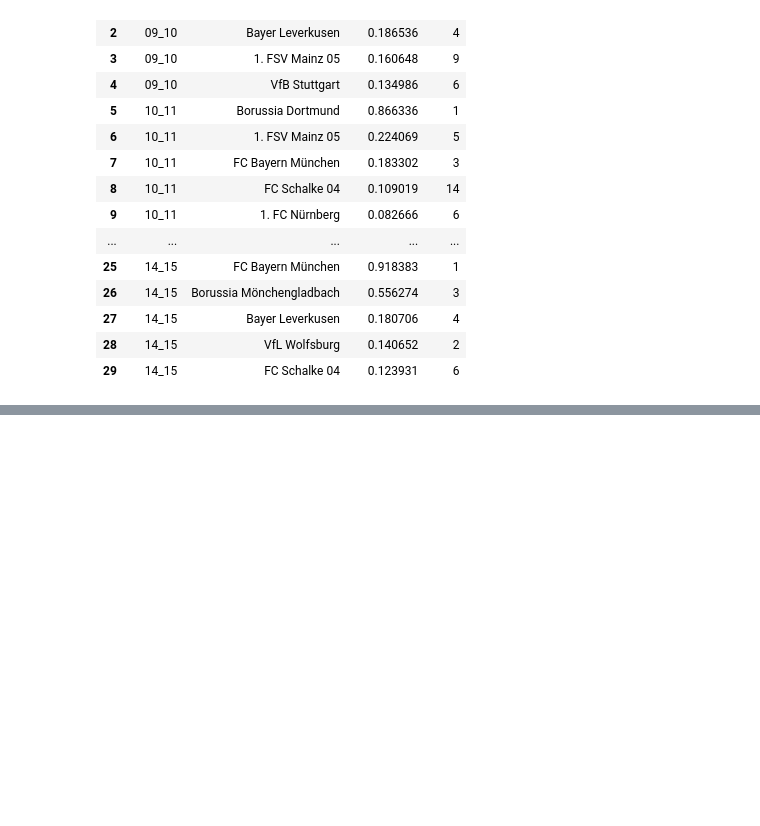
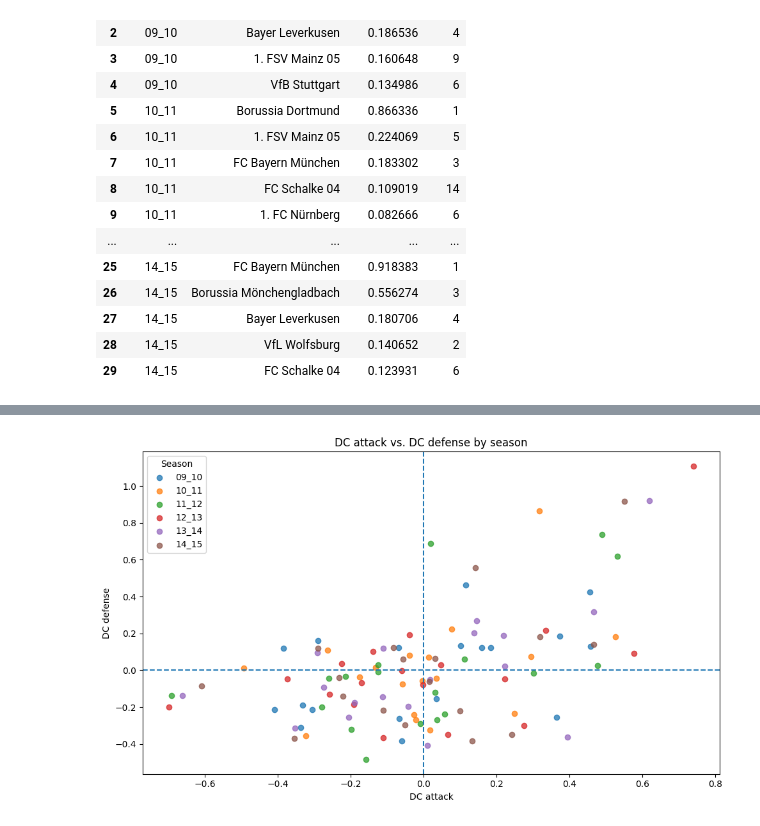
Before and after one commit to Picoalex/template_dsc, a Jupyter notebook: notebooks/02_strength_index.ipynb, the cells around one changed output, grey strips where cells are left out. Drawn from its saved outputs; the diff is of its cells as text; code cells hidden in the pictures; blank space fills up the shorter version.

```diff
--- a/notebooks/02_strength_index.ipynb
+++ b/notebooks/02_strength_index.ipynb
@@ -1430,0 +1604,44 @@ top_5_dc_defense_per_season.to_csv(os.path.join(dest_backslash,'top_5_dc_defense
+# %%
+# DC attack vs DC defense
+
+import matplotlib.pyplot as plt
+
+# feste Saisonreihenfolge
+season_order = ['09_10', '10_11', '11_12', '12_13', '13_14', '14_15']
+
+# Figure erzeugen
+plt.figure(figsize=(10, 6))
+
+# jede Saison separat plotten, damit jede Saison eine eigene Farbe bekommt
+for season in season_order:
+    df_season = team_strength_summary[team_strength_summary['SEASON'] == season]
+
+    plt.scatter(
+        df_season['DC_attack'],
+        df_season['DC_defense'],
+        label=season,
+        alpha=0.75
+    )
+
+# Titel und Achsen
+plt.title('DC attack vs. DC defense by season')
+plt.xlabel('DC attack')
+plt.ylabel('DC defense')
+
+# horizontale Linie bei 0 als Ligadurchschnitt
+plt.axhline(0, linestyle='--')
+
+# vertikale Linie bei 0 als Ligadurchschnitt
+plt.axvline(0, linestyle='--')
+
+# Legende
+plt.legend(title='Season')
+
+# Layout
+plt.tight_layout()
+
+# Plot
+plt.show()
+plt.show()
+# %% [output]
+[figure, added]
```
Also changed, not shown: parts of 4 cells of this notebook.
